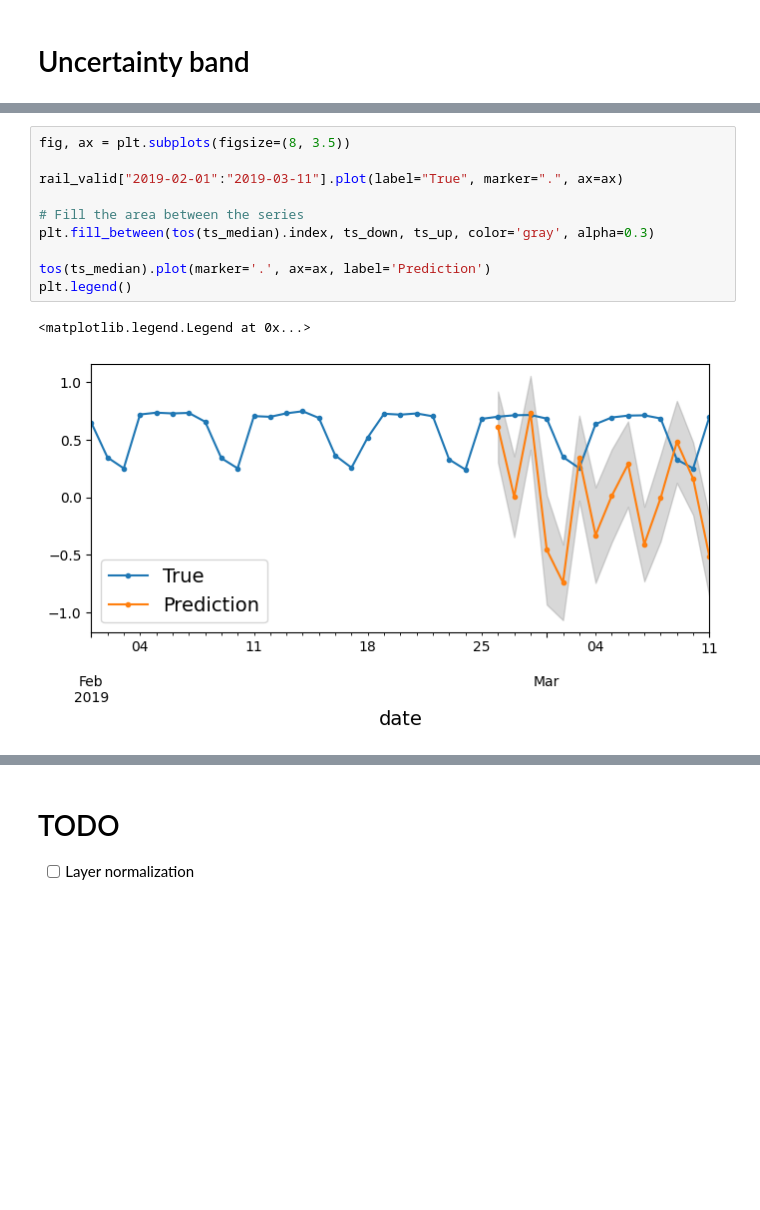
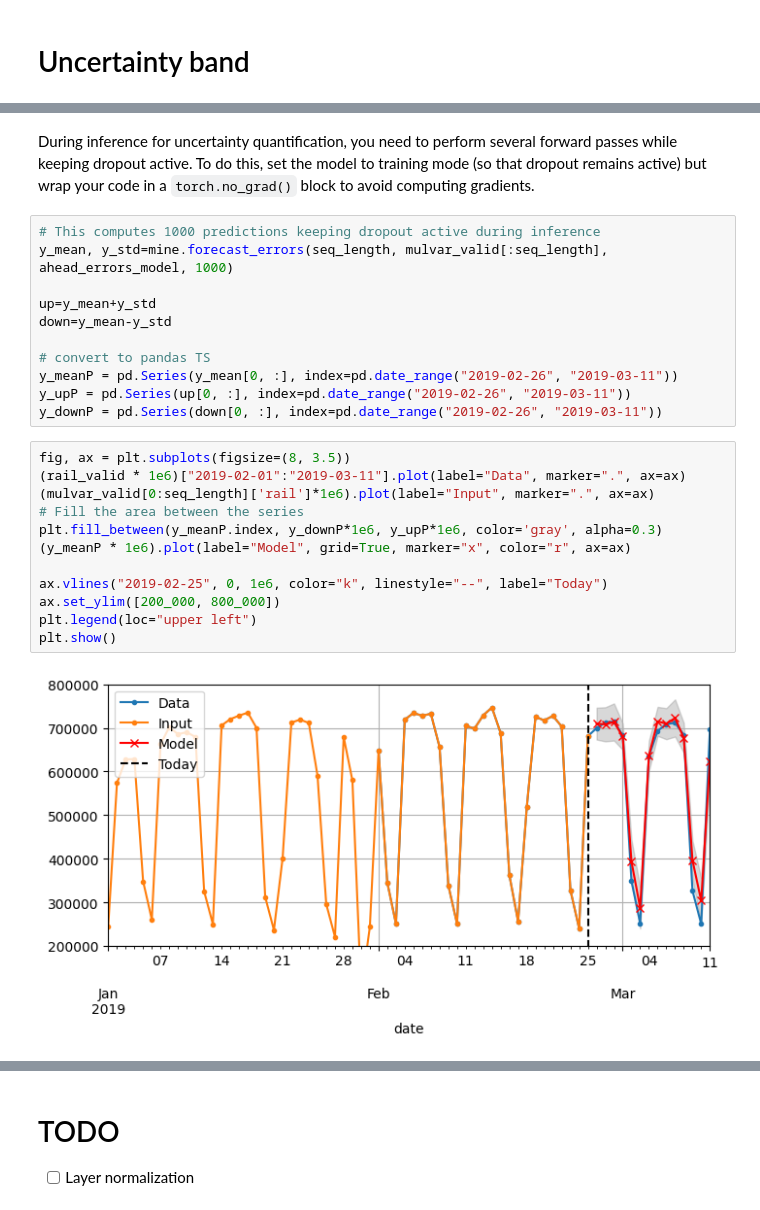
Before and after one commit to rsnemmen/chicago-transit-forecasting, a Jupyter notebook: 3_RNN_and_more—need_NVIDIA_GPU.ipynb, the cells around one changed output, grey strips where cells are left out. Cells and saved outputs as stored; diff of their text form; blank space fills up the shorter version.

Commit message:
forecasting with RNN and uncertainty band via MC dropout

```diff
--- a/3_RNN_and_more—need_NVIDIA_GPU.ipynb
+++ b/3_RNN_and_more—need_NVIDIA_GPU.ipynb
@@ -1165,13 +1093,27 @@ Here is the confidence band
+# %% [markdown]
+During inference for uncertainty quantification, you need to perform several forward passes while keeping dropout active. To do this, set the model to training mode (so that dropout remains active) but wrap your code in a `torch.no_grad()` block to avoid computing gradients.
+# %%
+# This computes 1000 predictions keeping dropout active during inference
+y_mean, y_std=mine.forecast_errors(seq_length, mulvar_valid[:seq_length], ahead_errors_model, 1000)
+
+up=y_mean+y_std
+down=y_mean-y_std
+
+# convert to pandas TS
+y_meanP = pd.Series(y_mean[0, :], index=pd.date_range("2019-02-26", "2019-03-11"))
+y_upP = pd.Series(up[0, :], index=pd.date_range("2019-02-26", "2019-03-11"))
+y_downP = pd.Series(down[0, :], index=pd.date_range("2019-02-26", "2019-03-11"))
 # %%
 fig, ax = plt.subplots(figsize=(8, 3.5))
+(rail_valid * 1e6)["2019-02-01":"2019-03-11"].plot(label="Data", marker=".", ax=ax)
+(mulvar_valid[0:seq_length]['rail']*1e6).plot(label="Input", marker=".", ax=ax)
+# Fill the area between the series
+plt.fill_between(y_meanP.index, y_downP*1e6, y_upP*1e6, color='gray', alpha=0.3)
+(y_meanP * 1e6).plot(label="Model", grid=True, marker="x", color="r", ax=ax)
 
-rail_valid["2019-02-01":"2019-03-11"].plot(label="True", marker=".", ax=ax)
-
-# Fill the area between the series
-plt.fill_between(tos(ts_median).index, ts_down, ts_up, color='gray', alpha=0.3)
-
-tos(ts_median).plot(marker='.', ax=ax, label='Prediction')
-plt.legend()
+ax.vlines("2019-02-25", 0, 1e6, color="k", linestyle="--", label="Today")
+ax.set_ylim([200_000, 800_000])
+plt.legend(loc="upper left")
+plt.show()
 # %% [output]
-<matplotlib.legend.Legend at 0x...>
-[figure, old version]
+[figure, new version]
```
Also changed, not shown: parts of 32 cells of this notebook.
